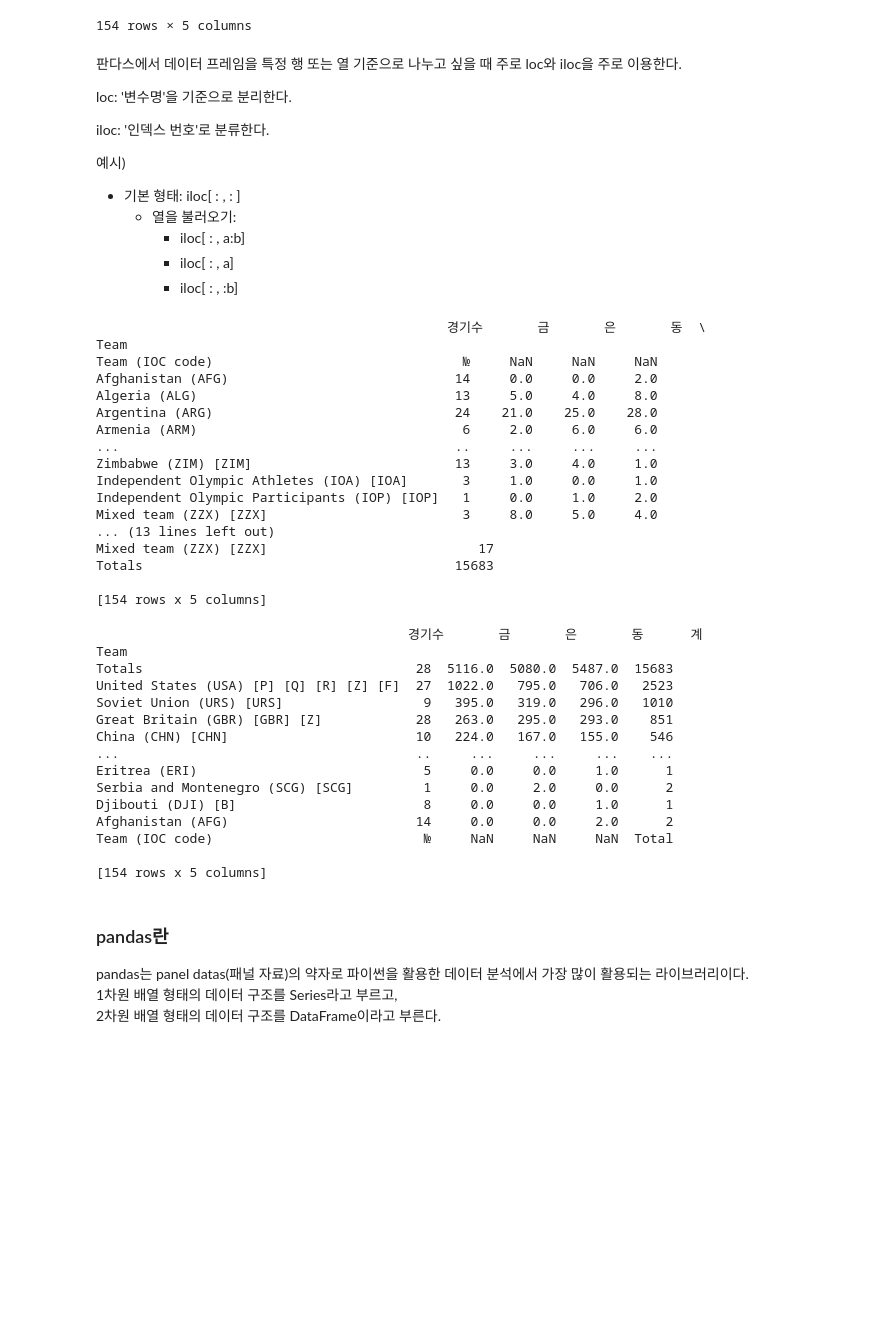
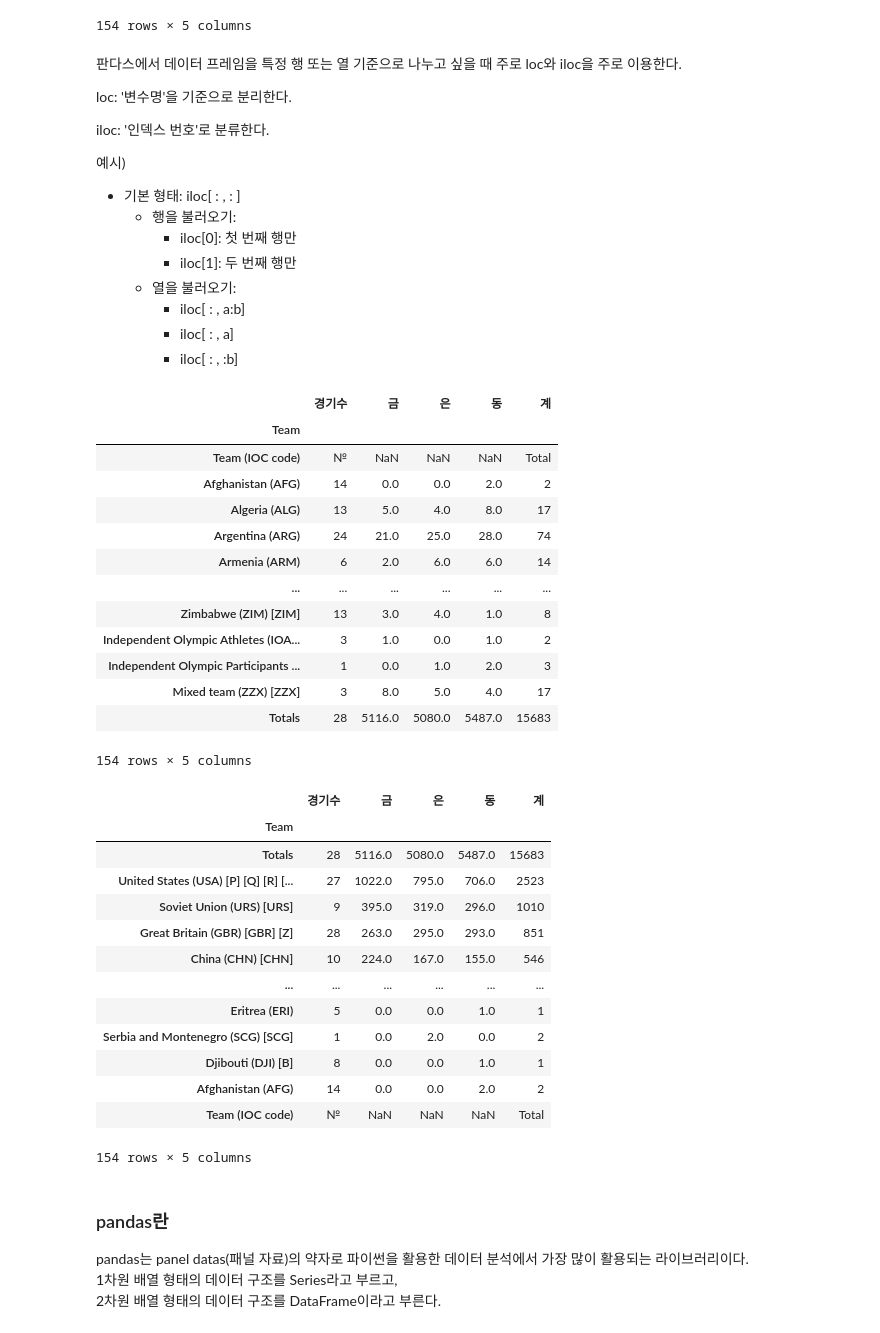
Before and after one commit to Park-Young-Bin/DataViusal_with_Python, a Jupyter notebook: Practice_unit15.ipynb, the cells around one changed output. Saved outputs shown, nothing was run; the diff lists cells and outputs as text; code cells hidden in the pictures; blank space fills up the shorter version.

```diff
--- a/Practice_unit15.ipynb
+++ b/Practice_unit15.ipynb
@@ -79,6 +79,9 @@ iloc: '인덱스 번호'로 분류한다.
 
 예시)
 - 기본 형태: iloc[ : , : ]
+    - 행을 불러오기:
+        - iloc[0]: 첫 번째 행만
+        - iloc[1]: 두 번째 행만
     - 열을 불러오기:
         - iloc[ : , a:b]
         - iloc[ : , a]
@@ -86,48 +89,45 @@ iloc: '인덱스 번호'로 분류한다.
 # %%
 # 칼럼 이름 설정
 summer.columns = ['경기수', '금', '은', '동', '계']
-print(summer)
+summer
 # %% [output]
+|  | 경기수 | 금 | 은 | 동 | 계 |
+| Team |  |  |  |  |  |
+| Team (IOC code) | № | NaN | NaN | NaN | Total |
+| Afghanistan (AFG) | 14 | 0.0 | 0.0 | 2.0 | 2 |
+| Algeria (ALG) | 13 | 5.0 | 4.0 | 8.0 | 17 |
+| Argentina (ARG) | 24 | 21.0 | 25.0 | 28.0 | 74 |
+| Armenia (ARM) | 6 | 2.0 | 6.0 | 6.0 | 14 |
+| ... | ... | ... | ... | ... | ... |
+| Zimbabwe (ZIM) [ZIM] | 13 | 3.0 | 4.0 | 1.0 | 8 |
+| Independent Olympic Athletes (IOA... | 3 | 1.0 | 0.0 | 1.0 | 2 |
+| Independent Olympic Participants ... | 1 | 0.0 | 1.0 | 2.0 | 3 |
+| Mixed team (ZZX) [ZZX] | 3 | 8.0 | 5.0 | 4.0 | 17 |
+| Totals | 28 | 5116.0 | 5080.0 | 5487.0 | 15683 |
-                                             경기수       금       은       동  \
-Team
-Team (IOC code)                                №     NaN     NaN     NaN
-Afghanistan (AFG)                             14     0.0     0.0     2.0
-Algeria (ALG)                                 13     5.0     4.0     8.0
-Argentina (ARG)                               24    21.0    25.0    28.0
-Armenia (ARM)                                  6     2.0     6.0     6.0
-...                                           ..     ...     ...     ...
-Zimbabwe (ZIM) [ZIM]                          13     3.0     4.0     1.0
-Independent Olympic Athletes (IOA) [IOA]       3     1.0     0.0     1.0
-Independent Olympic Participants (IOP) [IOP]   1     0.0     1.0     2.0
-Mixed team (ZZX) [ZZX]                         3     8.0     5.0     4.0
-... (13 lines left out)
-Mixed team (ZZX) [ZZX]                           17
-Totals                                        15683
-
-[154 rows x 5 columns]
+154 rows × 5 columns
 # %%
 # 데이터 정렬
+# sort_values() 함수 사용
 import pandas as pd
 df = pd.read_html('https://en.wikipedia.org/wiki/All-time_Olympic_Games_medal_table', header = 0, index_col = 0)
 summer = df[1].iloc[:,:5]
 summer.columns = ['경기수', '금', '은', '동', '계']
-print(summer.sort_values('금', ascending = False)) # 금을 기준으로 내림차순
+summer.sort_values('금', ascending = False) # 금을 기준으로 내림차순
 # %% [output]
+|  | 경기수 | 금 | 은 | 동 | 계 |
+| Team |  |  |  |  |  |
+| Totals | 28 | 5116.0 | 5080.0 | 5487.0 | 15683 |
+| United States (USA) [P] [Q] [R] [... | 27 | 1022.0 | 795.0 | 706.0 | 2523 |
+| Soviet Union (URS) [URS] | 9 | 395.0 | 319.0 | 296.0 | 1010 |
+| Great Britain (GBR) [GBR] [Z] | 28 | 263.0 | 295.0 | 293.0 | 851 |
+| China (CHN) [CHN] | 10 | 224.0 | 167.0 | 155.0 | 546 |
+| ... | ... | ... | ... | ... | ... |
+| Eritrea (ERI) | 5 | 0.0 | 0.0 | 1.0 | 1 |
+| Serbia and Montenegro (SCG) [SCG] | 1 | 0.0 | 2.0 | 0.0 | 2 |
+| Djibouti (DJI) [B] | 8 | 0.0 | 0.0 | 1.0 | 1 |
+| Afghanistan (AFG) | 14 | 0.0 | 0.0 | 2.0 | 2 |
+| Team (IOC code) | № | NaN | NaN | NaN | Total |
-                                        경기수       금       은       동      계
-Team
-Totals                                   28  5116.0  5080.0  5487.0  15683
-United States (USA) [P] [Q] [R] [Z] [F]  27  1022.0   795.0   706.0   2523
-Soviet Union (URS) [URS]                  9   395.0   319.0   296.0   1010
-Great Britain (GBR) [GBR] [Z]            28   263.0   295.0   293.0    851
-China (CHN) [CHN]                        10   224.0   167.0   155.0    546
-...                                      ..     ...     ...     ...    ...
-Eritrea (ERI)                             5     0.0     0.0     1.0      1
-Serbia and Montenegro (SCG) [SCG]         1     0.0     2.0     0.0      2
-Djibouti (DJI) [B]                        8     0.0     0.0     1.0      1
-Afghanistan (AFG)                        14     0.0     0.0     2.0      2
-Team (IOC code)                           №     NaN     NaN     NaN  Total
-
-[154 rows x 5 columns]
+154 rows × 5 columns
 # %%
 # 엑셀 파일로 저장
 summer.to_excel('하계올림픽메달.xlsx')
```
Also changed, not shown: parts of 8 cells of this notebook.
